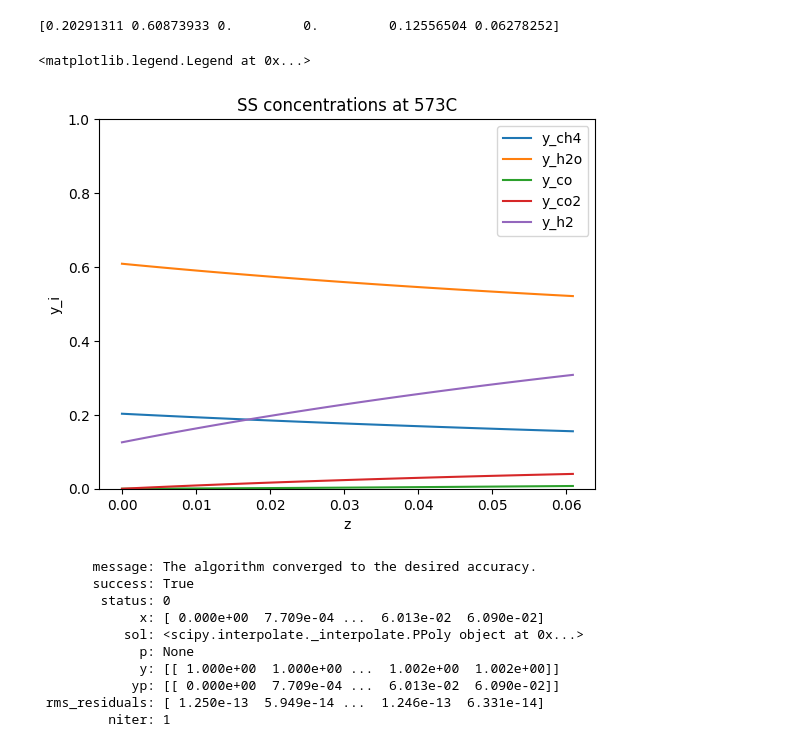
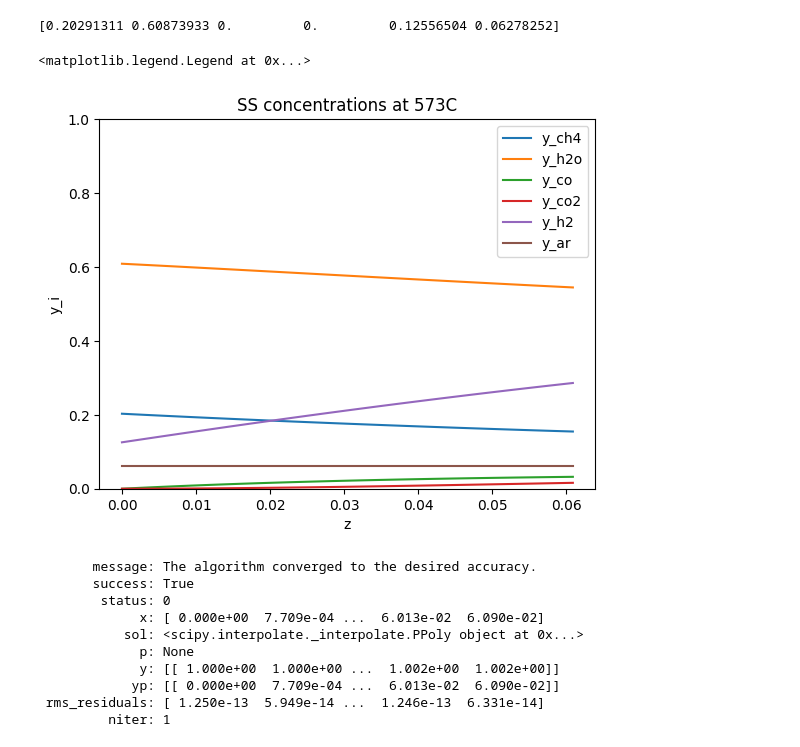
Before and after one commit to alexander-gbu/PMRModel, a Jupyter notebook: ScipyReactorSystem.ipynb, the cells around one changed output. Cells and saved outputs as stored; diff of their text form; code cells hidden in the pictures.

```diff
--- a/ScipyReactorSystem.ipynb
+++ b/ScipyReactorSystem.ipynb
@@ -50,7 +50,7 @@ x_num = 80
 x_pts = np.linspace(0,L,x_num)
 
 #initial guess array
-init_guess = np.zeros((5, x_num))
+init_guess = np.zeros((6, x_num))
 
 # init_guess[0, :] = 0.2
 # init_guess[1, :] = 0.6
@@ -71,38 +71,39 @@ def odes(x, y): #dy/dt = f(x)
     v = v0*(3*y0[1] - 2*Cch4)/y0[1] # v0*(1+2X)
     # print(len(v))
 
     rsmr = 2/R_outer*Ku*Asmr*np.exp(-Easmr*1000/Rgas/T)*(Cch4*Ch2o-(P**2)*Cco*(Ch2**3)/Keqsmr)/Ctot
-    rwgs = 2/R_outer*Ku*Asmr*np.exp(-Eawgs*1000/Rgas/T)*(Ch2o*Cco-Cco2*Ch2/Keqwgs)/Ctot
+    rwgs = 2/R_outer*Ku*Awgs*np.exp(-Eawgs*1000/Rgas/T)*(Ch2o*Cco-Cco2*Ch2/Keqwgs)/Ctot
     rh2r = I/(2*F*L)/Ctot #have not confirmed if this is correct
     # print(len(rsmr))
 
     ch4 = (-rsmr)/v
     h2o = (-rsmr - rwgs)/v
     co = (rsmr - rwgs)/v
     co2 = (rwgs)/v
     h2 = (3*rsmr + rwgs + h2Removal*rh2r)/v
-    ar = 0
+    ar = np.zeros(len(Cch4))
 
-    return np.vstack([ch4, h2o, co, co2, h2])
+    return np.vstack([ch4, h2o, co, co2, h2, ar])
 
 def bcs(yleft, yright):
-    return np.array(yleft-y0[:5])
+    return np.array(yleft-y0)
 
 soln = solve_bvp(odes, bcs, x_pts, init_guess, max_nodes=200) #look into using odeint. the ODEs are still. use the adam solver
 
 plt.plot(soln.x, soln.y[0], label='y_ch4')
 plt.plot(soln.x, soln.y[1], label='y_h2o')
 plt.plot(soln.x, soln.y[2], label='y_co')
 plt.plot(soln.x, soln.y[3], label='y_co2')
 plt.plot(soln.x, soln.y[4], label='y_h2')
+plt.plot(soln.x, soln.y[5], label='y_ar')
 plt.ylim(0, 1)
 plt.xlabel('z')
 plt.ylabel('y_i')
 plt.title('SS concentrations at ' + str(T-273) + 'C')
 plt.legend()
 # %% [output]
 <matplotlib.legend.Legend at 0x...>
-[figure, old version]
+[figure, new version]
 # %%
 #testing solve bvp
 #dydx = y
```
